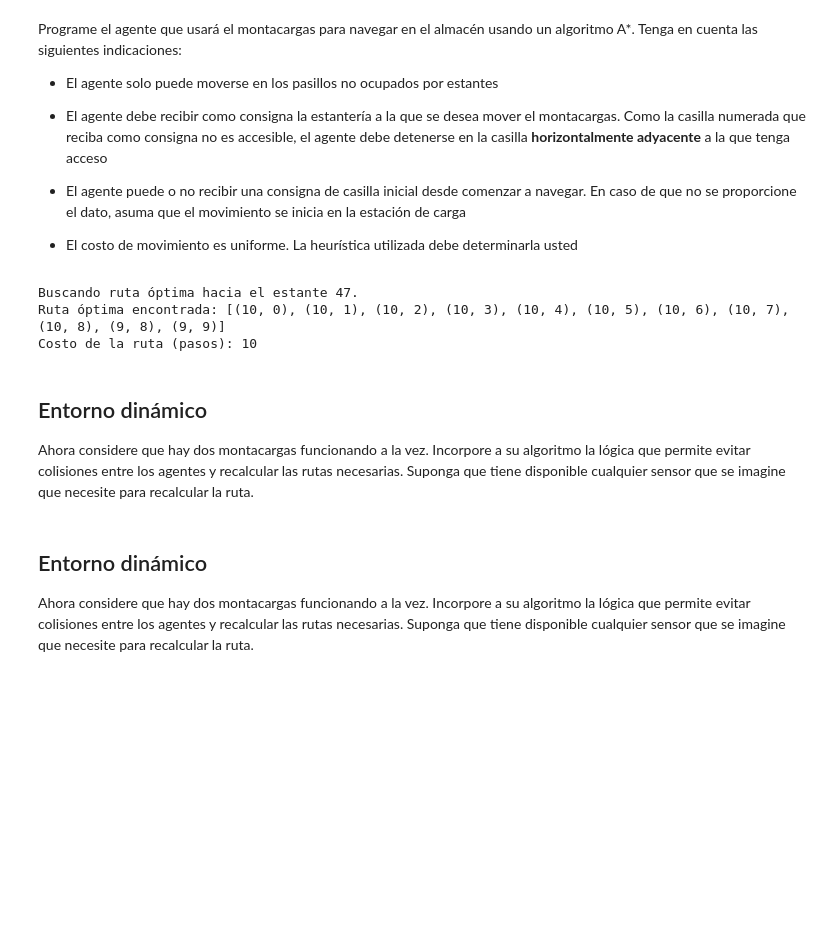
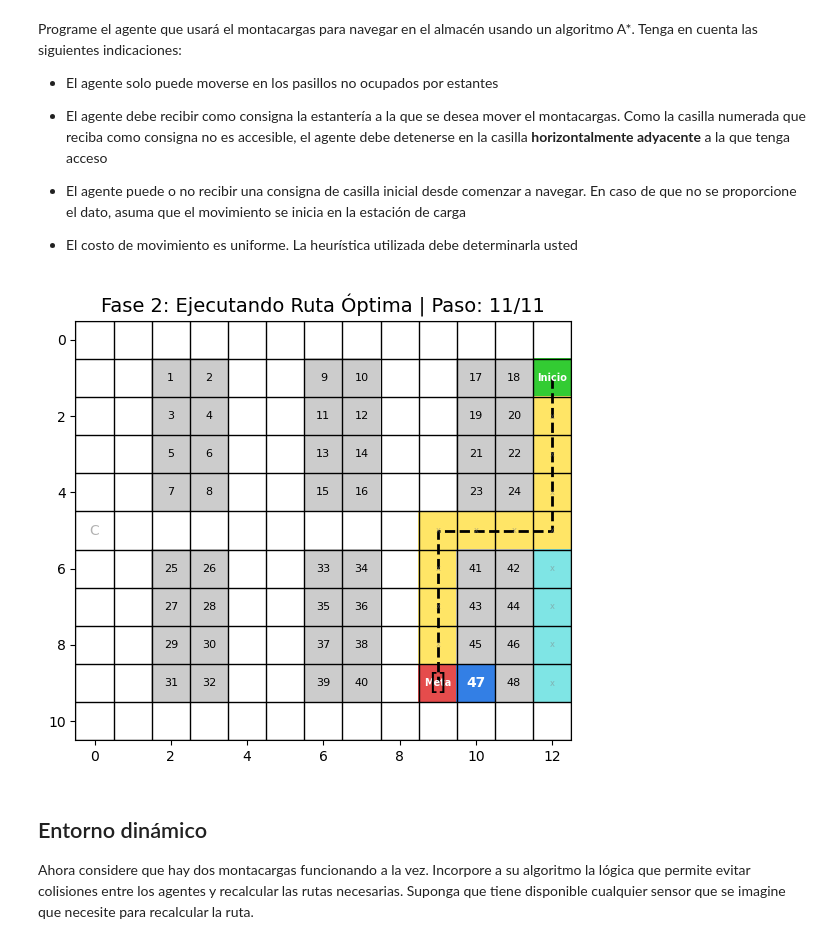
Before and after one commit to FrancoDujanoff/IA2, a Jupyter notebook: TP1.ipynb, the cells around one changed output. Saved outputs shown, nothing was run; the diff lists cells and outputs as text; code cells hidden in the pictures; blank space fills up the shorter version.

```diff
--- a/TP1.ipynb
+++ b/TP1.ipynb
@@ -236,10 +236,10 @@ def simular_navegacion(mapa_almacen, ruta, orden_exploracion, id_objetivo, metas
     explorados_actuales = []
     for i, nodo in enumerate(orden_exploracion):
         explorados_actuales.append(nodo)
-        # Dibujamos frame (aceleramos un poco saltando de a 2 para fluidez)
+
         if i % 1 == 0 or i == len(orden_exploracion) - 1:
             dibujar_fotograma(f"Fase 1: A* Analizando Opciones... | Nodos evaluados: {i+1}", explorados_actuales, [], None)
-            time.sleep(0.01) # Animación rápida mental
+            time.sleep(0.0001)
 
     time.sleep(1) # Pausa
 
@@ -249,7 +249,7 @@ def simular_navegacion(mapa_almacen, ruta, orden_exploracion, id_objetivo, metas
         for i, nodo in enumerate(ruta):
             ruta_actual.append(nodo)
             dibujar_fotograma(f"Fase 2: Ejecutando Ruta Óptima | Paso: {i}/{len(ruta)-1}", explorados_actuales, ruta_actual, nodo)
-            time.sleep(0.3)
+            time.sleep(0.0001)
 
 
 matriz_almacen = [
@@ -264,41 +264,35 @@ matriz_almacen = [
     [ 0,   0,  29,  30,   0,   0,  37,  38,   0,   0,  45,  46,   0 ],
     [ 0,   0,  31,  32,   0,   0,  39,  40,   0,   0,  47,  48,   0 ],
     [ 0,   0,   0,   0,   0,   0,   0,   0,   0,   0,   0,   0,   0 ]
 ]
 
 agente = AgenteAlmacen(matriz_almacen)
 
 # PRUEBA DE MANEJO DE ERRORES:
-coordenada_actual = (0, 0)
+coordenada_actual = (1, 12)
 
 producto_objetivo = 47
 
 
 try:
     # Desempaquetamos los dos valores que ahora retorna buscar_ruta
     ruta_encontrada, orden_exploracion = agente.buscar_ruta(producto_objetivo, inicio=coordenada_actual)
 
     if ruta_encontrada:
         posicion_estante = agente._encontrar_casilla(producto_objetivo)
         metas_posibles = agente._obtener_metas_adyacentes(posicion_estante)
         inicio_utilizado = agente.estacion_carga if coordenada_actual is None else coordenada_actual
 
         # Disparamos la nueva simulación
         simular_navegacion(matriz_almacen, ruta_encontrada, orden_exploracion, producto_objetivo, metas_posibles, inicio_utilizado)
 
     else:
         print("No se encontró una ruta factible.")
 
 except Exception as e:
     print(f"ERROR: {e}")
 # %% [output]
-Buscando ruta óptima hacia el estante 47.
-Ruta óptima encontrada: [(10, 0), (10, 1), (10, 2), (10, 3), (10, 4), (10, 5), (10, 6), (10, 7), (10, 8), (9, 8), (9, 9)]
-Costo de la ruta (pasos): 10
+[figure, added]
-# %% [markdown]
-## Entorno dinámico
-
-Ahora considere que hay dos montacargas funcionando a la vez. Incorpore a su algoritmo la lógica que permite evitar colisiones entre los agentes y recalcular las rutas necesarias. Suponga que tiene disponible cualquier sensor que se imagine que necesite para recalcular la ruta.
 # %% [markdown]
 ## Entorno dinámico
 
```
Also changed, not shown: parts of 1 cell of this notebook.
